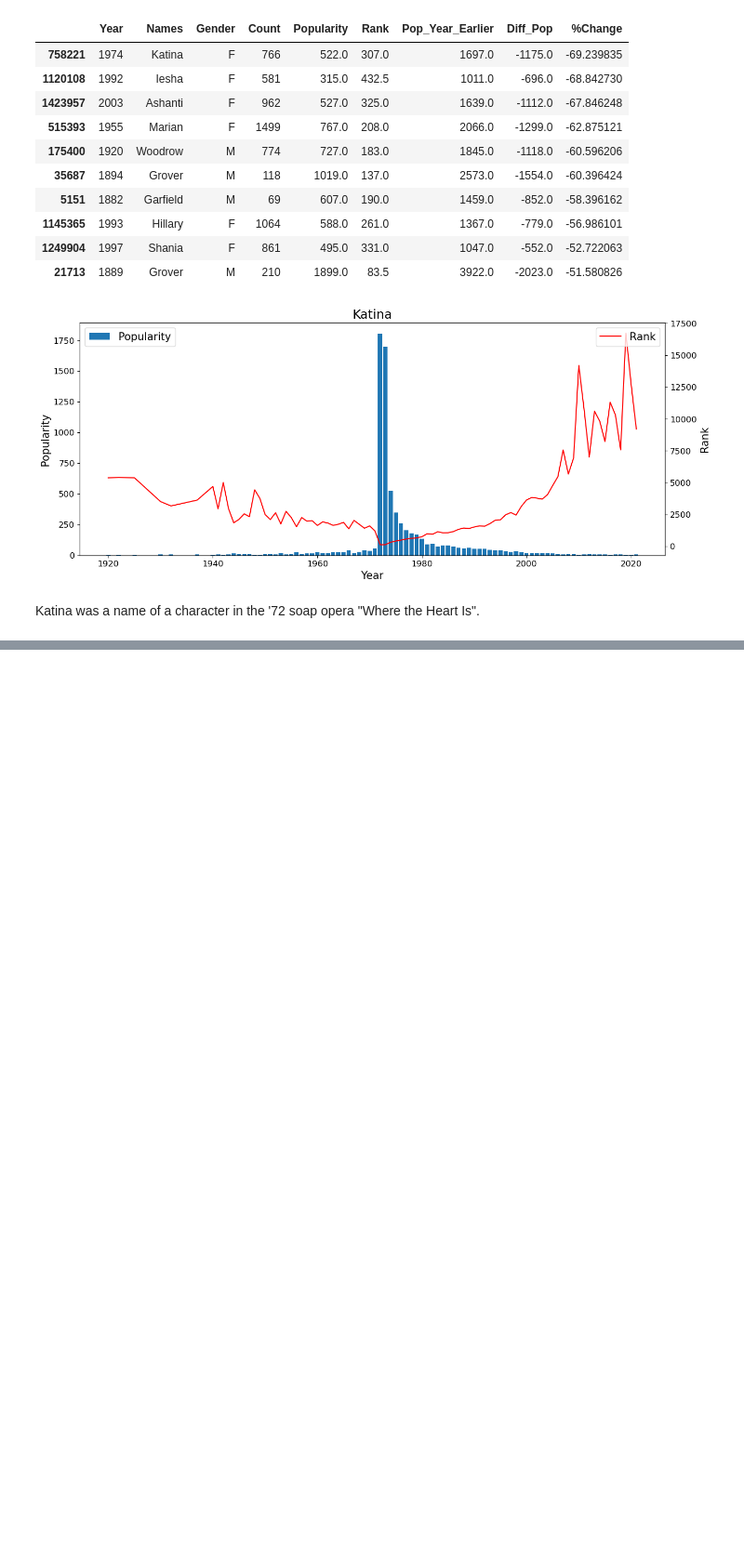
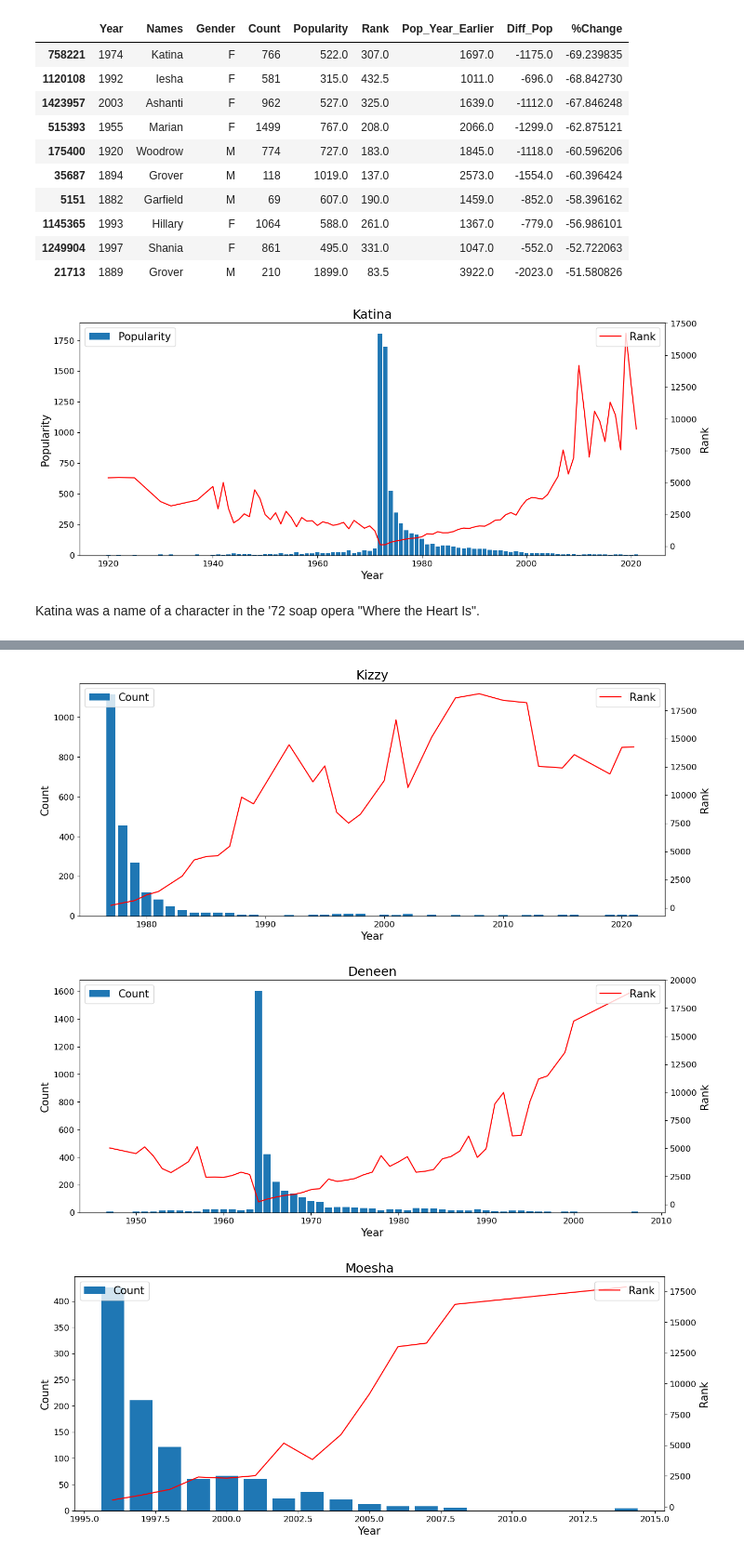
Before and after one commit to RochaErik/X-US-Baby-Names, a Jupyter notebook: EDA.ipynb, the cells around one changed output, grey strips where cells are left out. Shown at 93% size. Saved outputs shown, nothing was run; the diff lists cells and outputs as text; code cells hidden in the pictures; blank space fills up the shorter version.

```diff
--- a/EDA.ipynb
+++ b/EDA.ipynb
@@ -744,0 +813,5 @@ Katina was a name of a character in the '72 soap opera "Where the Heart Is".
+# %%
+# Spiked names
+
+Scored_names = df_agg[(df_agg.Total > 1000) & (df_agg.Num_of_years > 10)].sort_values('Spike_Score', ascending=False).head()
+Scored_names
@@ -744,0 +825,18 @@ Katina was a name of a character in the '72 soap opera "Where the Heart Is".
+# %%
+#One way of doing it
+
+# spiked_names = Scored_names[['Names', 'Gender']]
+
+# for names in spiked_names.index:
+#     plot_name(spiked_names['Names'][names], spiked_names['Gender'][names], crit='Count')
+
+# Second way
+
+spiked_names = list(zip(Scored_names.Names, Scored_names.Gender))
+
+for names in spiked_names:
+    plot_name(names[0], names[1], crit='Count')
+# %% [output]
+[figure, added]
+[figure, added]
+[figure, added]
```
Also changed, not shown: parts of 14 cells of this notebook.
